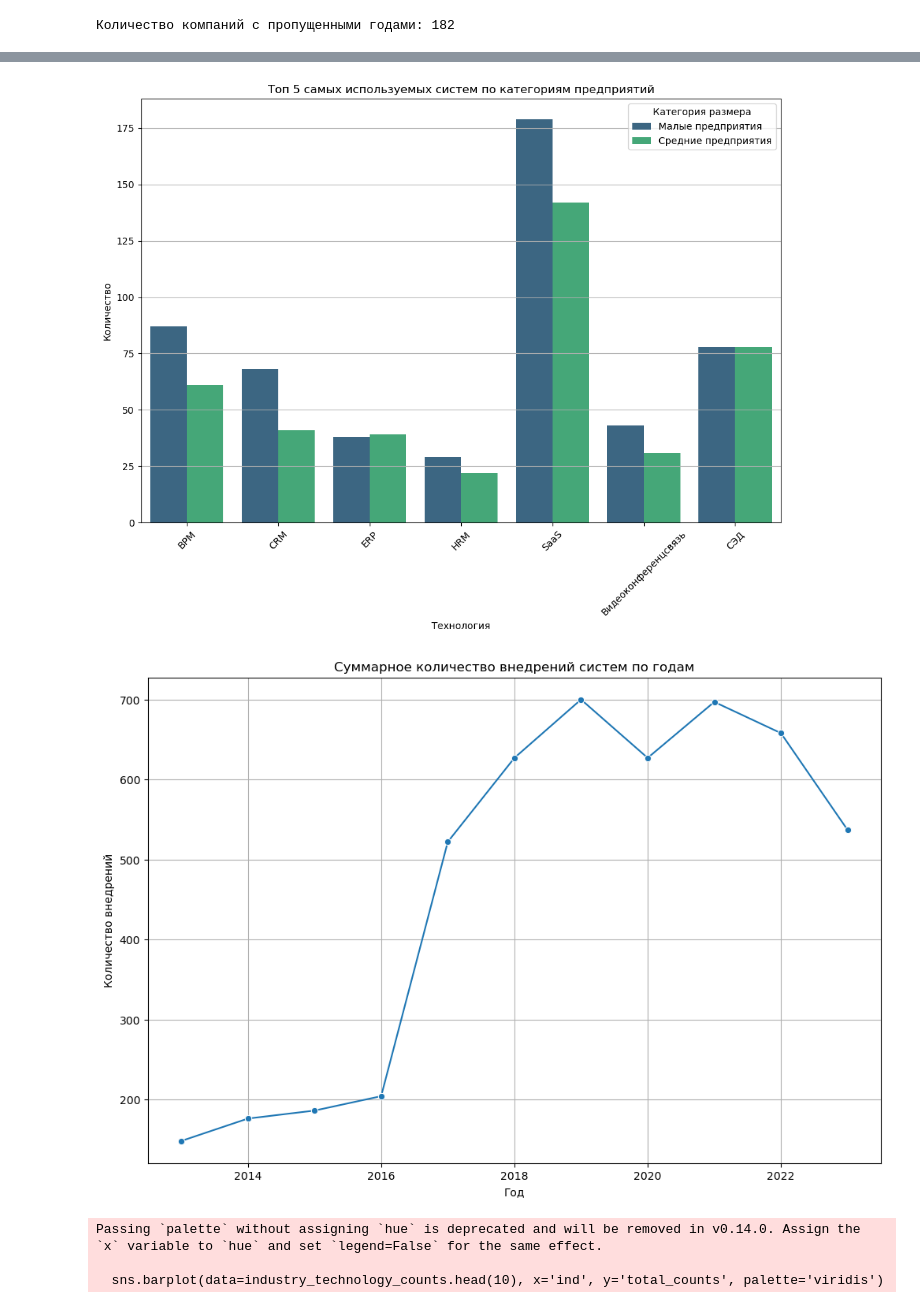
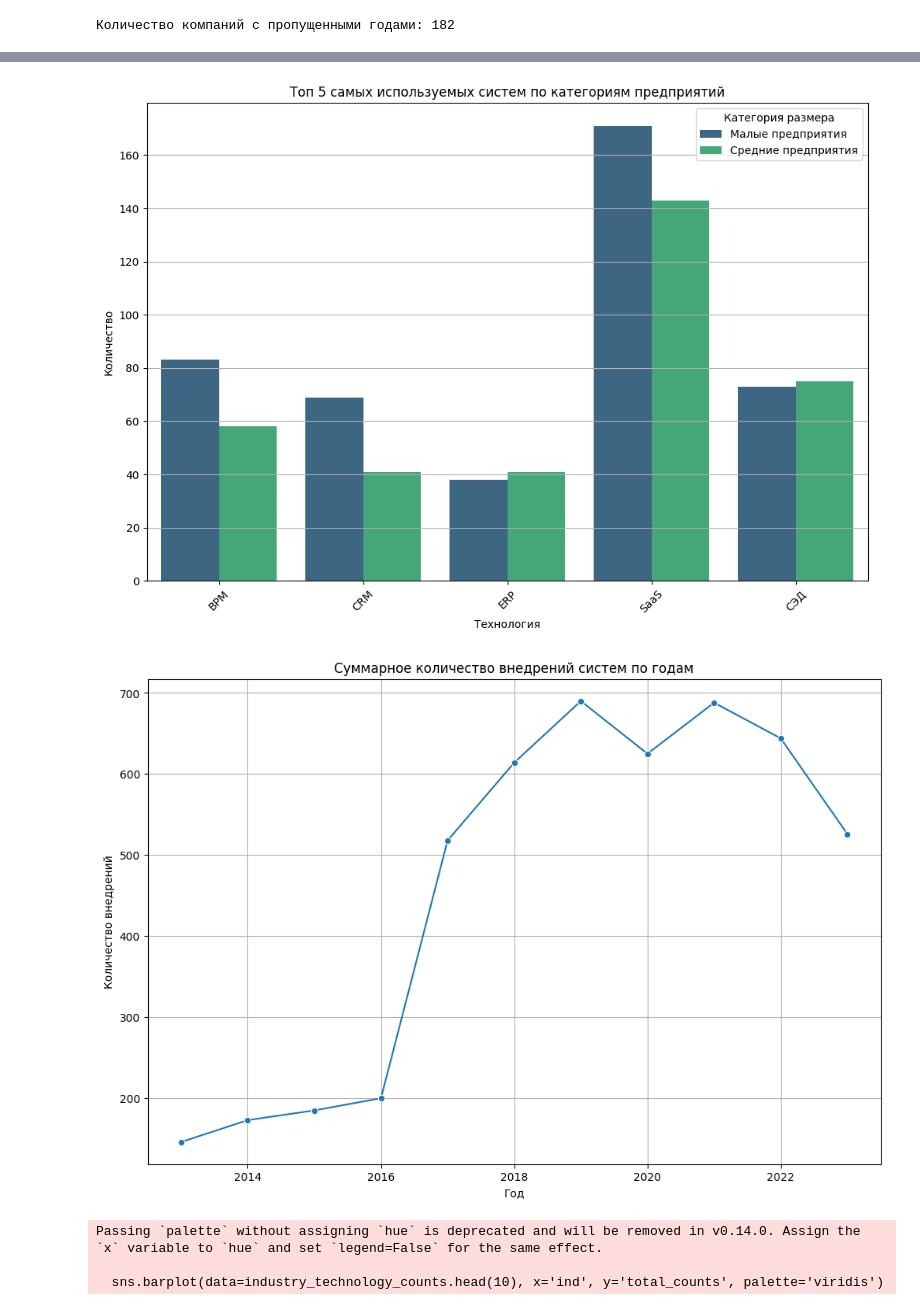
Before and after one commit to PaveLuchkov/MSP, a Jupyter notebook: Cleaning.ipynb, the cells around one changed output, grey strips where cells are left out. Drawn from its saved outputs; the diff is of its cells as text; code cells hidden in the pictures.

```diff
--- a/Cleaning.ipynb
+++ b/Cleaning.ipynb
@@ -12,3 +35,6 @@ df.to_csv("MainDF.csv", index=False)
+# %%
+# Удаление компании с названием "ЗСД (Западный скоростной диаметр)"
+df = df[df['Компания'] != 'ЗСД (Западный скоростной диаметр)']
 # %%
 start_col = df.columns.get_loc("size_cat") + 1
 end_col = df.columns.get_loc("year")  # Определяем конец финансовых показателей
@@ -267,0 +251,19 @@ See the caveats in the documentation: https://pandas.pydata.org/pandas-docs/stab
+# %%
+# Указываем множители для каждого столбца
+std_multipliers = {
+    'sales': 2,
+    'ebt': 2,
+    'assets': 0.5,
+    'receivables': 1
+}
+
+# Применяем функцию для удаления выбросов
+mean_financials_df, removed_companies = remove_outliers(
+    df=mean_financials_df,
+    group_col='size_cat',
+    columns=['sales', 'ebt', 'assets', 'receivables'],
+    std_multipliers=std_multipliers
+)
+
+# Применяем фильтрацию ко второму DataFrame (если нужно)
+df_msp = df_msp[~df_msp['Компания'].isin(removed_companies)]
@@ -267,0 +321,19 @@ See the caveats in the documentation: https://pandas.pydata.org/pandas-docs/stab
+# %%
+mean_financials_df, companies_to_remove = filter_and_remove_companies(
+    df=mean_financials_df,
+    employee_threshold=250,
+    remove=True
+)
+df_msp = df_msp[~df_msp['Компания'].isin(companies_to_remove)]
+
+# Удаление малых предприятий с количеством сотрудников больше 100
+mean_financials_df, small_companies_to_remove = filter_and_remove_companies(
+    df=mean_financials_df,
+    size_cat='Малые предприятия',
+    employee_threshold=100,
+    remove=True
+)
+df_msp = df_msp[~df_msp['Компания'].isin(small_companies_to_remove)]
+
+print(f"Удалено компаний с количеством сотрудников больше 250: {len(companies_to_remove)}")
+print(f"Удалено малых предприятий с количеством сотрудников больше 100: {len(small_companies_to_remove)}")
@@ -800,7 +532,7 @@ if 'firts_number_okved' in df_msp.columns and 'Технология' in df_msp.c
     technology_counts = df_exploded.groupby(['Технология', 'size_cat']).size().reset_index(name='counts')
 
     # Получение топ 5 самых используемых систем
-    top_5_technologies = technology_counts.groupby('Технология')['counts'].sum().nlargest(7).index
+    top_5_technologies = technology_counts.groupby('Технология')['counts'].sum().nlargest(5).index
     top_5_technology_counts = technology_counts[technology_counts['Технология'].isin(top_5_technologies)]
 
     # Построение графика
@@ -840,35 +572,35 @@ if 'firts_number_okved' in df_msp.columns and 'Технология' in df_msp.c
     plt.ylabel('Количество внедрений')
     plt.xticks(rotation=45)
     plt.grid(axis='y')
     plt.show()
 
     # Группировка по отраслям и технологиям, суммирование количества внедрений
     industry_technology_counts = df_exploded.groupby(['ind', 'Технология']).size().reset_index(name='counts')
 
     # Получение топ 3 отраслей
     top_3_industries = industry_technology_counts.groupby('ind')['counts'].sum().nlargest(3).index
 
     # Фильтрация данных для топ 3 отраслей
     top_3_industry_technology_counts = industry_technology_counts[industry_technology_counts['ind'].isin(top_3_industries)]
 
     # Получение топ 5 технологий для каждой отрасли
     top_5_technologies_by_industry = top_3_industry_technology_counts.groupby('ind').apply(lambda x: x.nlargest(5, 'counts')).reset_index(drop=True)
 
     # Построение графика
     plt.figure(figsize=(12, 8))
     sns.barplot(data=top_5_technologies_by_industry, x='Технология', y='counts', hue='ind', palette='viridis')
     plt.title('Топ 5 технологий по отраслям')
     plt.xlabel('Технология')
     plt.ylabel('Количество внедрений')
     plt.xticks(rotation=45)
     plt.grid(axis='y')
     plt.legend(title='Отрасль')
     plt.show()
 else:
     print("One or both columns 'firts_number_okved' and 'Технология' do not exist in the DataFrame.")
 # %% [output]
-[figure, old version]
+[figure, new version]
-[figure, old version]
+[figure, new version]
 Passing `palette` without assigning `hue` is deprecated and will be removed in v0.14.0. Assign the `x` variable to `hue` and set `legend=False` for the same effect.
 
   sns.barplot(data=industry_technology_counts.head(10), x='ind', y='total_counts', palette='viridis')
```
Also changed, not shown: parts of 48 cells of this notebook, 9 other files.
